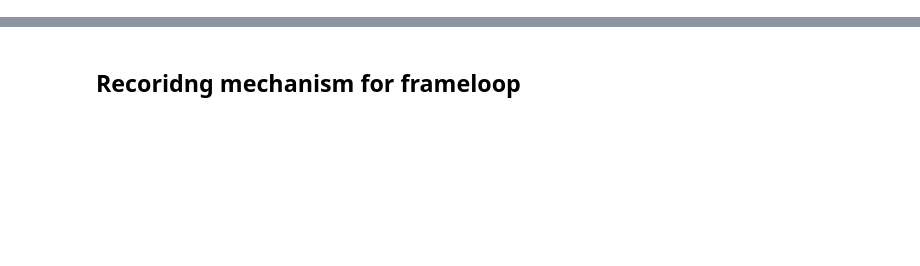
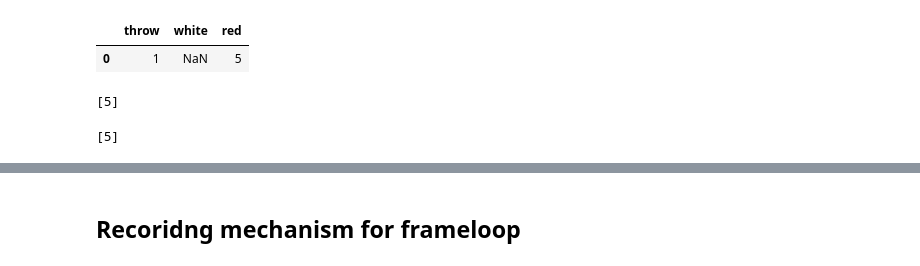
Before and after one commit to buehlpa/Dice, a Jupyter notebook: workspace/histogram_CHISQUARE.ipynb, the cells around one changed output, grey strips where cells are left out. Cells and saved outputs as stored; diff of their text form; code cells hidden in the pictures; blank space fills up the shorter version.

```diff
--- a/workspace/histogram_CHISQUARE.ipynb
+++ b/workspace/histogram_CHISQUARE.ipynb
@@ -73,0 +87,15 @@ def histplot(rolls,dicecolor='red'):
+# %%
+df = pd.read_csv('results.csv')
+df
+# %% [output]
+|  | throw | white | red |
+| 0 | 1 | NaN | 5 |
+# %%
+print(df['red'].dropna().tolist())
+# %% [output]
+[5]
+# %%
+lis=df['white'].dropna().tolist()+df['red'].dropna().tolist()
+print(lis)
+# %% [output]
+[5]
```
Also changed, not shown: parts of 8 cells of this notebook, 2 other files.
